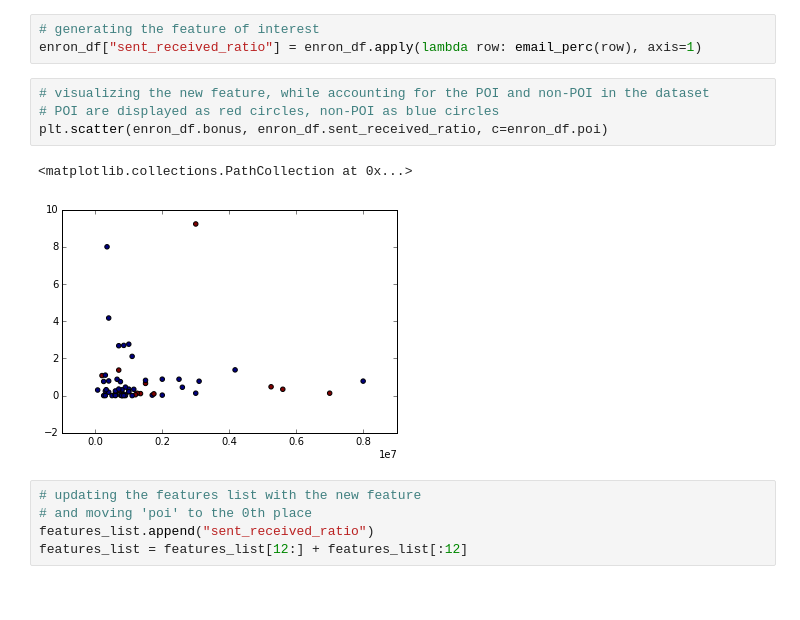
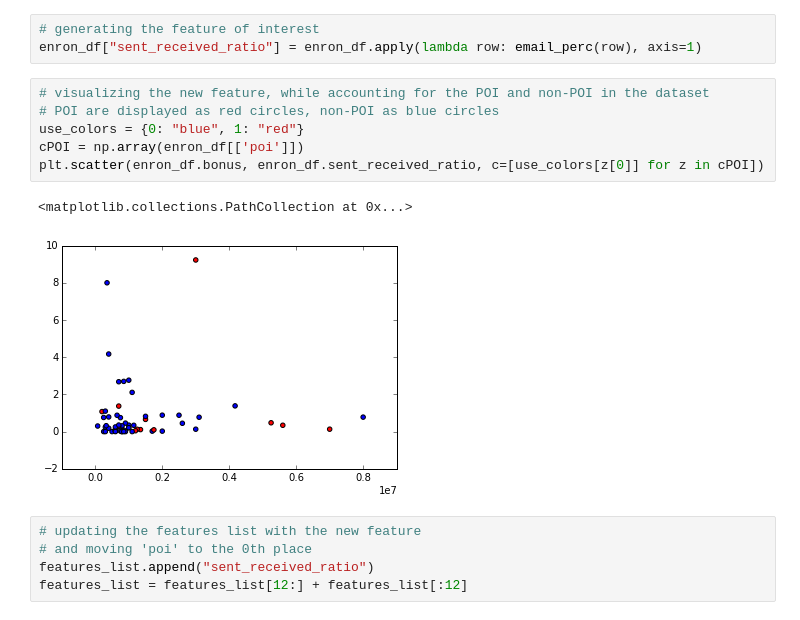
Before and after one commit to martin-martin/smartest_algorithm, a Jupyter notebook: ml_enron.ipynb, the cells around one changed output. Saved outputs shown, nothing was run; the diff lists cells and outputs as text.

```diff
--- a/ml_enron.ipynb
+++ b/ml_enron.ipynb
@@ -117,10 +117,12 @@ enron_df["sent_received_ratio"] = enron_df.apply(lambda row: email_perc(row), ax
 # %%
 # visualizing the new feature, while accounting for the POI and non-POI in the dataset
 # POI are displayed as red circles, non-POI as blue circles
-plt.scatter(enron_df.bonus, enron_df.sent_received_ratio, c=enron_df.poi)
+use_colors = {0: "blue", 1: "red"}
+cPOI = np.array(enron_df[['poi']])
+plt.scatter(enron_df.bonus, enron_df.sent_received_ratio, c=[use_colors[z[0]] for z in cPOI])
 # %% [output]
 <matplotlib.collections.PathCollection at 0x...>
-[figure, old version]
+[figure, new version]
 # %%
 # updating the features list with the new feature
 # and moving 'poi' to the 0th place
```
Also changed, not shown: parts of 16 cells of this notebook, 2 other files.
